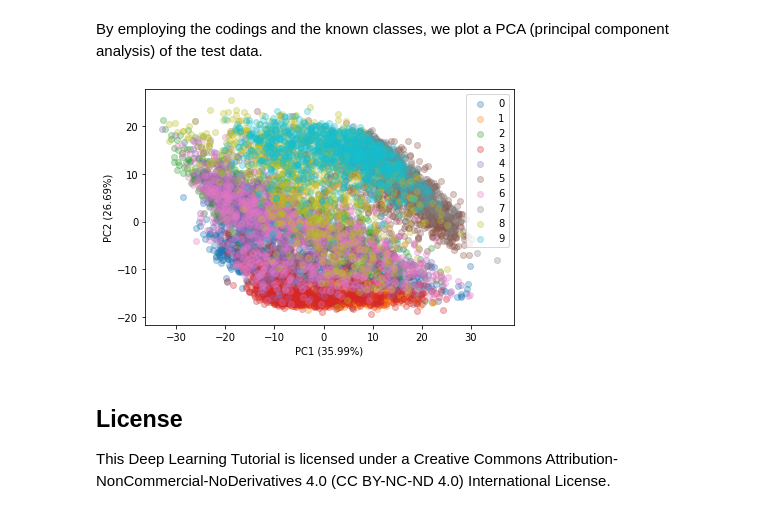
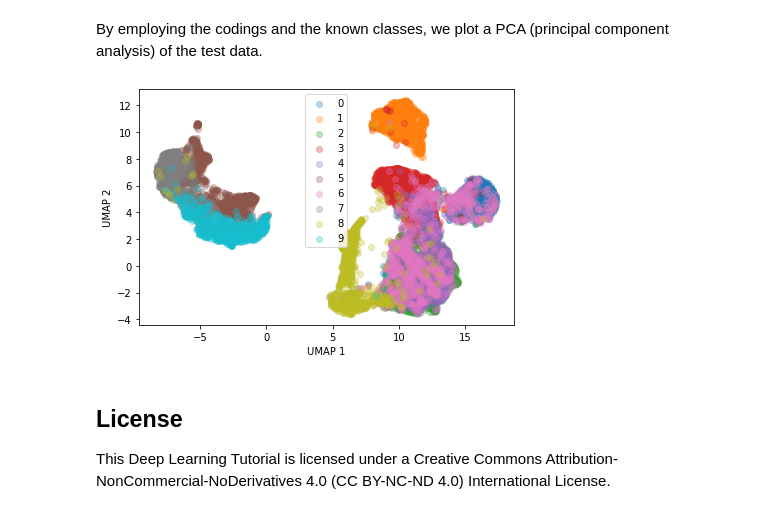
Before and after one commit to hfarruda/deeplearningtutorial, a Jupyter notebook: deepLearning_autoencoder.ipynb, the cells around one changed output. Cells and saved outputs as stored; diff of their text form; code cells hidden in the pictures.

```diff
--- a/deepLearning_autoencoder.ipynb
+++ b/deepLearning_autoencoder.ipynb
@@ -128,7 +135,7 @@ padding = 'same'
 strides = (2,2)
 
 optimizer = 'adam'
-loss = 'mean_absolute_error'
+loss = 'binary_crossentropy'
 metrics = ['accuracy']
 epochs = 50
 batch_size = 128
@@ -278,33 +283,31 @@ By employing the codings and the known classes, we plot a PCA (principal compone
 # %%
 X = codings.copy()
 targets = test_target
 
 #Standardization
 X = StandardScaler().fit_transform(X)
-decomposition = sklearn.decomposition.PCA(n_components=2)
-pca = decomposition.fit(X)
-transform = pca.transform(X)
+umap_projection = umap.UMAP(n_neighbors=15, min_dist = 0.3).fit(X)
+
+transform = umap_projection.transform(X)
+transform = np.array(transform)
 
 plt.figure(figsize = (6,4))
 classes = []
 for target in set(targets):
     classes.append(target)
     pos = np.argwhere(targets == target).T[0]
     plt.scatter([transform[pos,0]],[transform[pos,1]], alpha = 0.3)
 
-
-label = "PC1 ({:1.2f}%)".format(pca.explained_variance_ratio_[0]*100)
-plt.xlabel(label)
-label = "PC2 ({:1.2f}%)".format(pca.explained_variance_ratio_[1]*100)
-plt.ylabel(label)
+plt.xlabel("UMAP 1")
+plt.ylabel("UMAP 2")
 
 plt.margins(0.05,0.05)
 plt.legend(classes, loc = 'best')
 plt.tight_layout()
 
 plt.show()
 # %% [output]
-[figure, old version]
+[figure, new version]
 # %% [markdown]
 ## License
 
```
Also changed, not shown: parts of 8 cells of this notebook.
